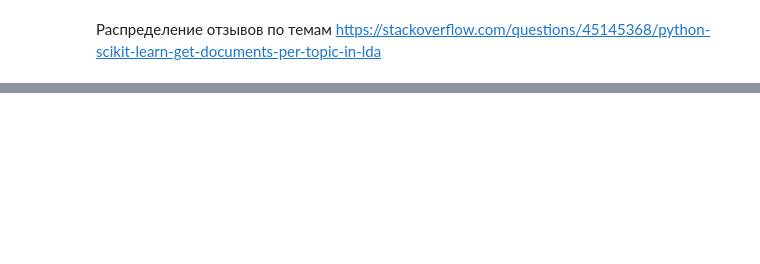
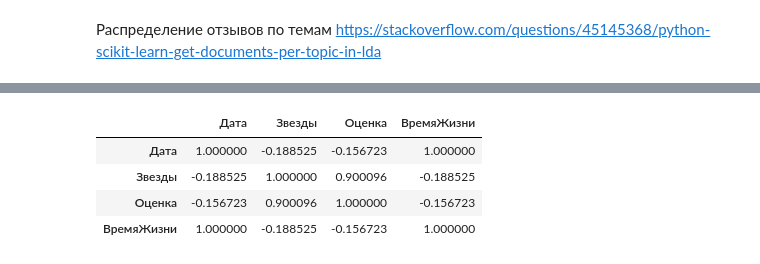
Before and after one commit to Svet-Bug/Projects, a Jupyter notebook: Копия_блокнота_"ProjectClassif_ipynb".ipynb, the cells around one changed output, grey strips where cells are left out. Cells and saved outputs as stored; diff of their text form; code cells hidden in the pictures; blank space fills up the shorter version.

```diff
--- a/Копия_блокнота_"ProjectClassif_ipynb".ipynb
+++ b/Копия_блокнота_"ProjectClassif_ipynb".ipynb
@@ -785,0 +812,9 @@ for n in range(doc_topic.shape[0]):
+# %%
+b=Data_1.corr()
+display(b)
+# %% [output]
+|  | Дата | Звезды | Оценка | ВремяЖизни |
+| Дата | 1.000000 | -0.188525 | -0.156723 | 1.000000 |
+| Звезды | -0.188525 | 1.000000 | 0.900096 | -0.188525 |
+| Оценка | -0.156723 | 0.900096 | 1.000000 | -0.156723 |
+| ВремяЖизни | 1.000000 | -0.188525 | -0.156723 | 1.000000 |
```
Also changed, not shown: parts of 10 cells of this notebook.
